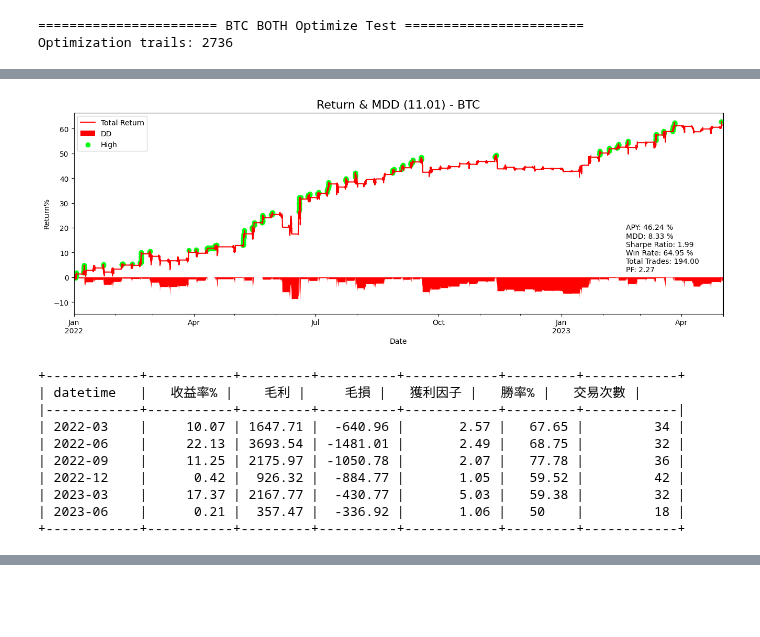
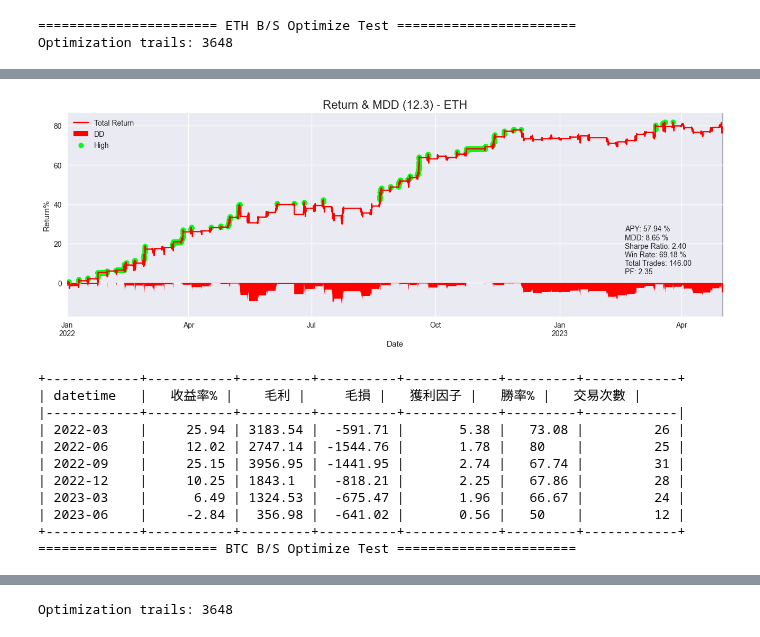
Before and after one commit to JohnsonHsiao/DC_capital_intern, a Jupyter notebook: strategy_research/CTA_TEST/Crypto/ma2reverse/bt_lab.ipynb, the cells around one changed output, grey strips where cells are left out. Cells and saved outputs as stored; diff of their text form; code cells hidden in the pictures; blank space fills up the shorter version.

```diff
--- a/strategy_research/CTA_TEST/Crypto/ma2reverse/bt_lab.ipynb
+++ b/strategy_research/CTA_TEST/Crypto/ma2reverse/bt_lab.ipynb
@@ -19,7 +19,7 @@ from src.strategy.Analyzer import Analyzer
 from src.strategy.MultiTester import MultiTester
 from src.utils import plot_return_mdd,twinx_plot # as utils
 from ma2reverse import get_data,Strategy
-# plt.style.use('seaborn')
+plt.style.use('seaborn')
 # %%
 df_dict = {}
 candidate = ['ETH','BTC','BNB','SOL','MATIC',
@@ -35,6 +35,11 @@ candidate = ['ETH','BTC','BNB','SOL','MATIC',
 for coin in candidate:
     pair = coin + 'USDT'
     df_dict[coin] = df = pd.read_hdf(f'Y:\\price_data\\binance\\1m\\{pair}_PERPETUAL.h5')
+# %%
+import pickle
+
+with open('my_data.pkl', 'wb') as file:
+    pickle.dump(df_dict, file)
 # %%
 data = pd.read_csv('/Users/johnsonhsiao/DC_capital_intern/strategy_research/CTA_TEST/Crypto/ma2reverse/5min/BTC/both_record_df.csv')
 # %%
@@ -42,12 +47,12 @@ start = '2022-01-01'
 sep = ''
 end = ''
 
-params = eval(data['params'].iloc[i])
-print(params)
-
+# params = eval(data['params'].iloc[i])
+# print(params)
+params = {'long_ma': 134, 'short_ma': 72, 'hour': 2, 'sl': 5}
 side = 'both'
 config = {'freq':'5min', 'lag':1, 'fee': 0.0003, 'weekend_filter':False}
-coin = 'BTC'
+coin = 'ETH'
 
 df = df_dict[coin]
 strategy = Strategy(df=df.loc[start:], configs=config)
@@ -81,3 +85,8 @@ PF * Win Rate: 1.134
+# %%
+import pickle
+
+with open('my_data.pkl', 'rb') as file:
+    df_dict = pickle.load(file)
 # %%
 import warnings
 warnings.filterwarnings("ignore")
@@ -85,28 +94,30 @@ warnings.filterwarnings("ignore")
 start= '2022-01-01'
 end ='2023-05-01'
 
-symbol_list = ['BTC']
-sample_sets = [[start,end]]
-freq = '5min'
+for freq in ['5min','15min','30min']:
+    symbol_list = list(df_dict.keys())
+    sample_sets = [[start,end]]
+    freq = '5min'
 
-params = {"long_ma":[50,200,4],
-          "short_ma":[4,100,4],
-          "hour":[2,5,1]}
+    params = {"long_ma":[50,200,4],
+            "short_ma":[4,100,4],
+            "hour":[2,3,1],
+            "sl":[4,8,1]}
 
-config = {'freq':freq,'fee': 0.0003,'weekend_filter': False}
-multi_test = MultiTester(
-    Strategy,
-    get_data_func=get_data,
-    params=params,
-    config=config,
-    symbol_list=symbol_list,
-    start=start,
-    df_dict=df_dict,
-    end=end,
-    )
+    config = {'freq':freq,'fee': 0.0003,'weekend_filter': False}
+    multi_test = MultiTester(
+        Strategy,
+        get_data_func=get_data,
+        params=params,
+        config=config,
+        symbol_list=symbol_list,
+        start=start,
+        df_dict=df_dict,
+        end=end,
+        )
 
-all_params = multi_test.multi_params(symbol_list,sample_sets,direction='both')
-trades, value_df = multi_test.multi_params_result(all_params)
+    all_params = multi_test.multi_params(symbol_list,sample_sets,direction='L/S')
+    trades, value_df = multi_test.multi_params_result(all_params)
 # %% [output]
-======================= BTC BOTH Optimize Test =======================
-Optimization trails: 2736
+======================= ETH B/S Optimize Test =======================
+Optimization trails: 3648
@@ -130,11 +141,12 @@ PF * Win Rate: 1.476
-[figure, old version]
+[figure, new version]
 +------------+-----------+---------+----------+------------+---------+------------+
 | datetime   |   收益率% |    毛利 |     毛損 |   獲利因子 |   勝率% |   交易次數 |
 |------------+-----------+---------+----------+------------+---------+------------|
-| 2022-03    |     10.07 | 1647.71 |  -640.96 |       2.57 |   67.65 |         34 |
-| 2022-06    |     22.13 | 3693.54 | -1481.01 |       2.49 |   68.75 |         32 |
-| 2022-09    |     11.25 | 2175.97 | -1050.78 |       2.07 |   77.78 |         36 |
-| 2022-12    |      0.42 |  926.32 |  -884.77 |       1.05 |   59.52 |         42 |
-| 2023-03    |     17.37 | 2167.77 |  -430.77 |       5.03 |   59.38 |         32 |
-| 2023-06    |      0.21 |  357.47 |  -336.92 |       1.06 |   50    |         18 |
+| 2022-03    |     25.94 | 3183.54 |  -591.71 |       5.38 |   73.08 |         26 |
+| 2022-06    |     12.02 | 2747.14 | -1544.76 |       1.78 |   80    |         25 |
+| 2022-09    |     25.15 | 3956.95 | -1441.95 |       2.74 |   67.74 |         31 |
+| 2022-12    |     10.25 | 1843.1  |  -818.21 |       2.25 |   67.86 |         28 |
+| 2023-03    |      6.49 | 1324.53 |  -675.47 |       1.96 |   66.67 |         24 |
+| 2023-06    |     -2.84 |  356.98 |  -641.02 |       0.56 |   50    |         12 |
 +------------+-----------+---------+----------+------------+---------+------------+
+======================= BTC B/S Optimize Test =======================
@@ -140,0 +169 @@ PF * Win Rate: 1.476
+Optimization trails: 3648
```
Also changed, not shown: parts of 2 cells of this notebook, 7 other files.
